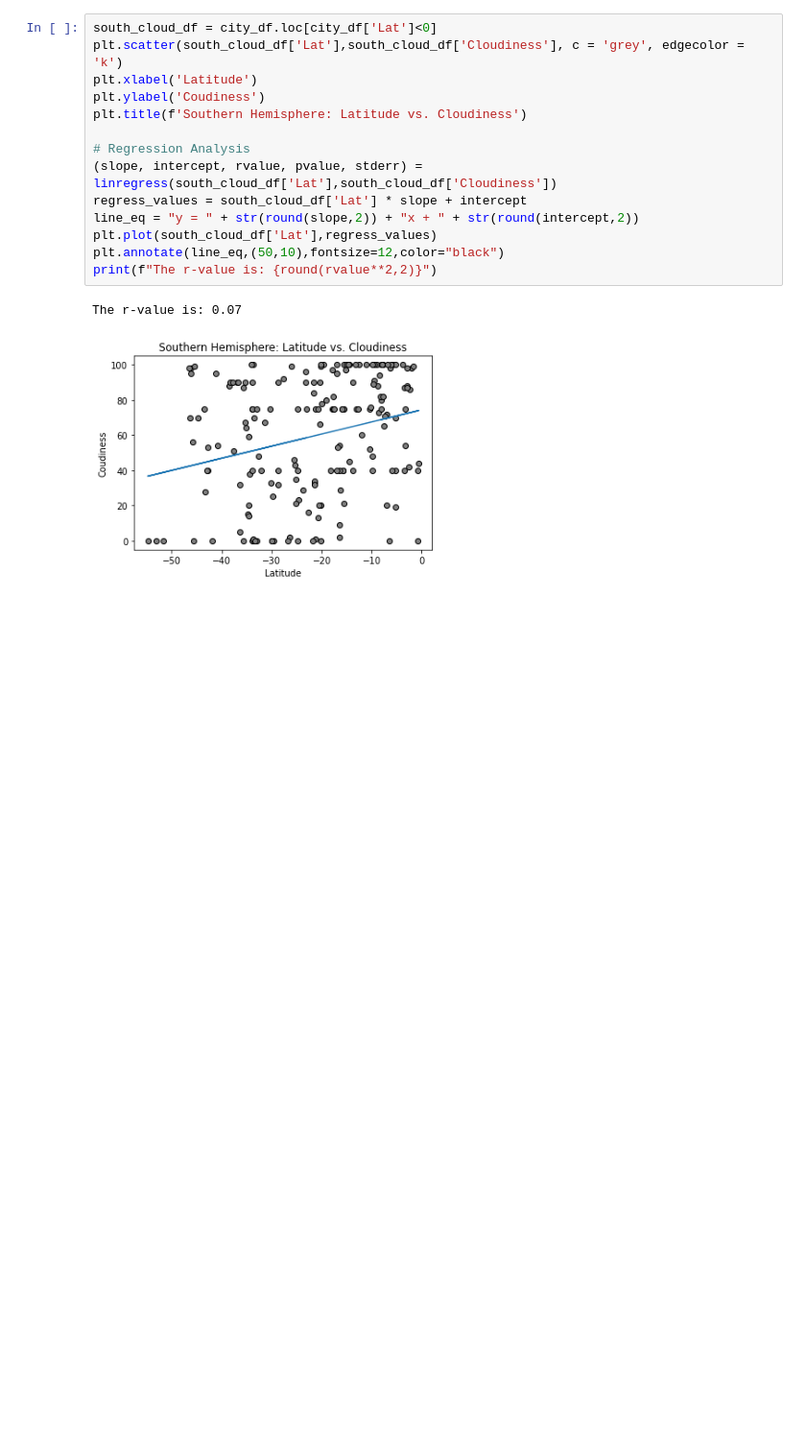
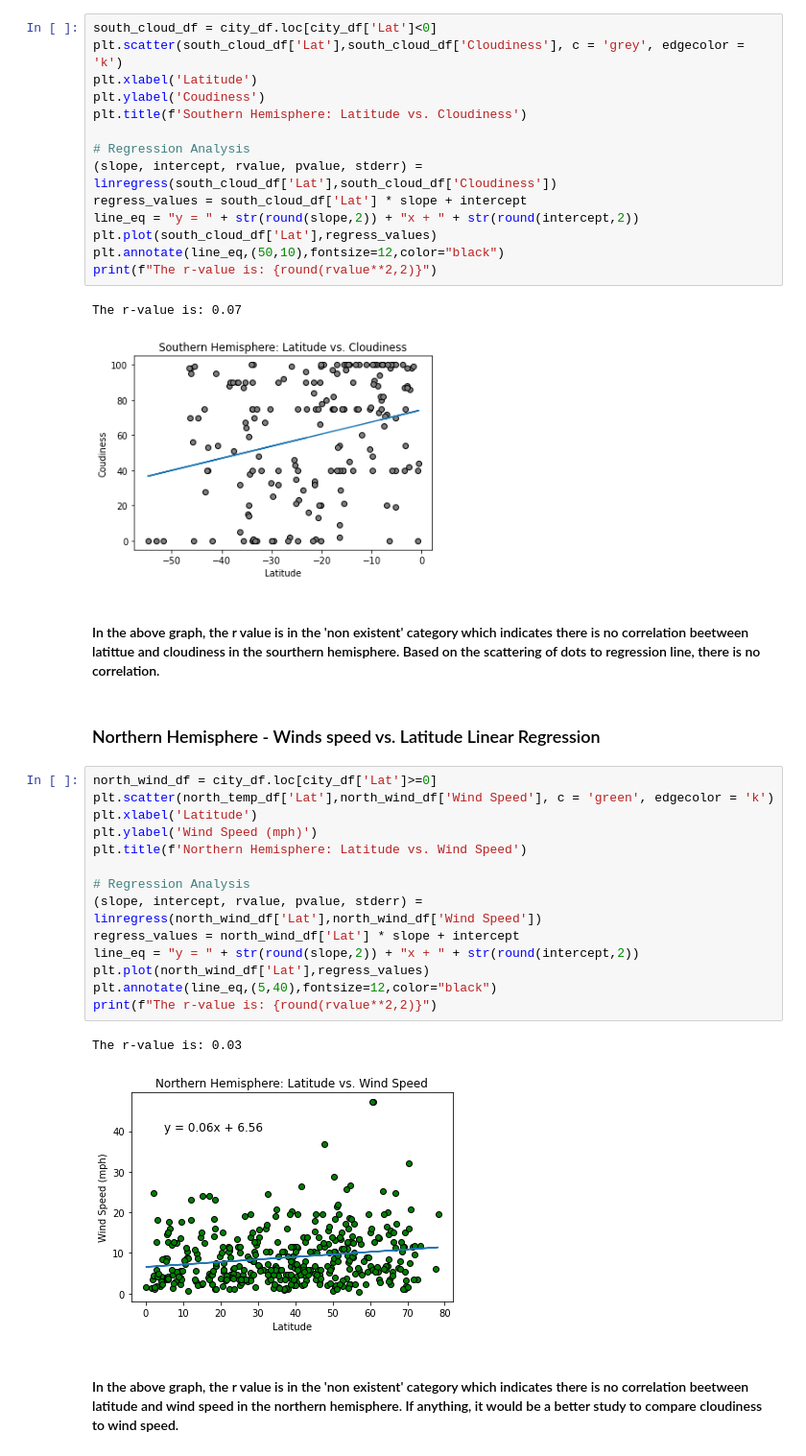
Before and after one commit to JGarvert/python-api-challenge, a Jupyter notebook: WeatherPy/WeatherPy.ipynb, the cells around one changed output. Shown at 96% size. Cells and saved outputs as stored; diff of their text form; blank space fills up the shorter version.

Commit message:
added comments to the graphs

```diff
--- a/WeatherPy/WeatherPy.ipynb
+++ b/WeatherPy/WeatherPy.ipynb
@@ -443,4 +453,27 @@ print(f"The r-value is: {round(rvalue**2,2)}")
 # %% [output]
 The r-value is: 0.07
 [figure]
+# %% [markdown]
+#### In the above graph, the r value is in the 'non existent' category which indicates there is no correlation beetween latittue and cloudiness in the sourthern hemisphere. Based on the scattering of dots to regression line, there is no correlation.
+# %% [markdown]
+###  Northern Hemisphere - Winds speed vs. Latitude Linear Regression
+# %%
+north_wind_df = city_df.loc[city_df['Lat']>=0]
+plt.scatter(north_temp_df['Lat'],north_wind_df['Wind Speed'], c = 'green', edgecolor = 'k')
+plt.xlabel('Latitude')
+plt.ylabel('Wind Speed (mph)')
+plt.title(f'Northern Hemisphere: Latitude vs. Wind Speed')
+
+# Regression Analysis
+(slope, intercept, rvalue, pvalue, stderr) = linregress(north_wind_df['Lat'],north_wind_df['Wind Speed'])
+regress_values = north_wind_df['Lat'] * slope + intercept
+line_eq = "y = " + str(round(slope,2)) + "x + " + str(round(intercept,2))
+plt.plot(north_wind_df['Lat'],regress_values)
+plt.annotate(line_eq,(5,40),fontsize=12,color="black")
+print(f"The r-value is: {round(rvalue**2,2)}")
+# %% [output]
+The r-value is: 0.03
+[figure, added]
+# %% [markdown]
+#### In the above graph, the r value is in the 'non existent' category which indicates there is no correlation beetween latitude and wind speed in the northern hemisphere. If anything, it would be a better study to compare cloudiness to wind speed.
 # %% [markdown]
```
Also changed, not shown: parts of 21 cells of this notebook.
